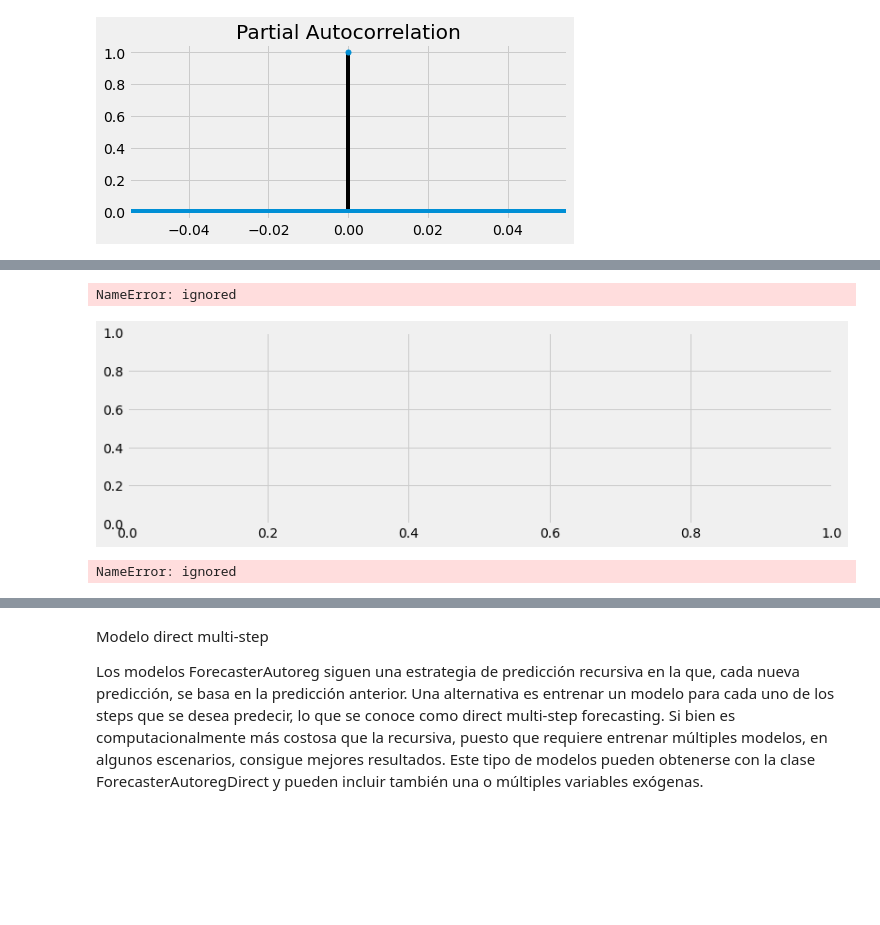
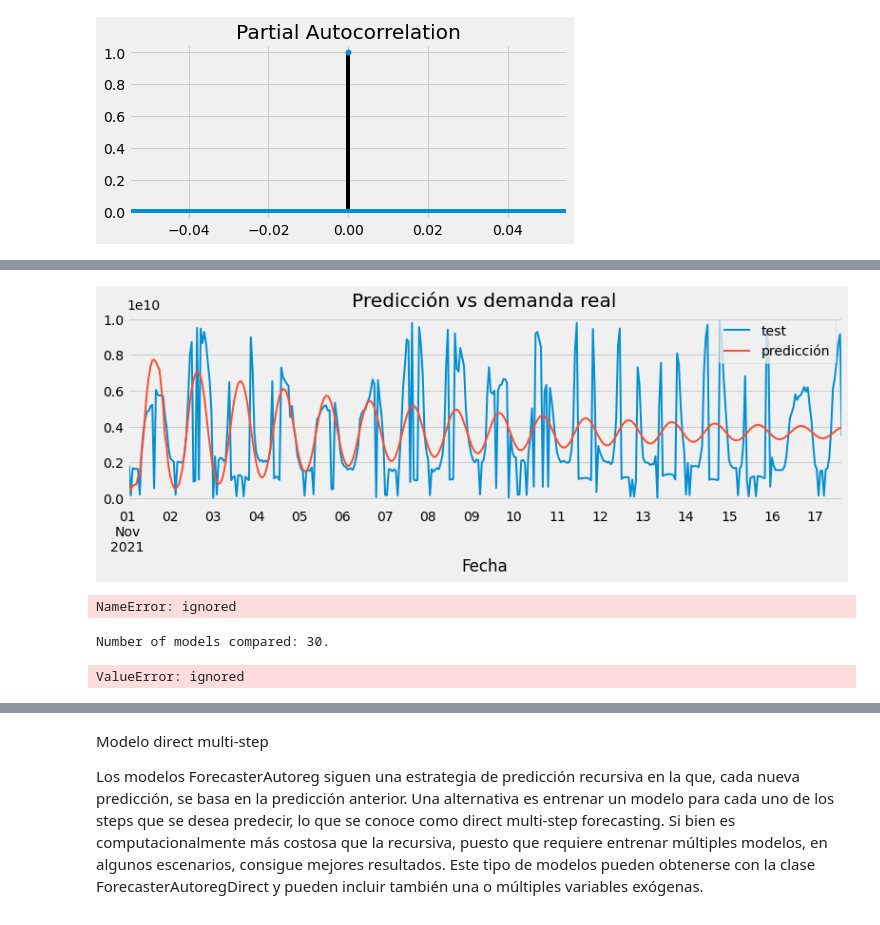
Before and after one commit to ISPCGrupo3/Redes-Neuronales, a Jupyter notebook: Predictor_OK.ipynb, the cells around one changed output, grey strips where cells are left out. Drawn from its saved outputs; the diff is of its cells as text; code cells hidden in the pictures; blank space fills up the shorter version.

```diff
--- a/Predictor_OK.ipynb
+++ b/Predictor_OK.ipynb
@@ -147,10 +176,11 @@ datos.head(3)
 # %%
 # Conversión del formato fecha
 # ==============================================================================
-#datos['FECHA/HORA'] = pd.to_datetime(datos['FECHA/HORA'], format='%Y/%m/%dT%H:%M:%Sz')
-datos['FECHA/HORA'] = pd.to_datetime(datos['FECHA/HORA'])
-#datos['FECHA/HORA'] = datos['FECHA/HORA'].dt.strftime('%Y/%m/%dT%H:%M:%Sz')
-datos = datos.set_index('FECHA/HORA')
+#datos.rename(columns={'FECHA/HORA':'Fecha'}, inplace=True)
+#datos['Fecha'] = pd.to_datetime(datos['Fecha'], format='%Y-%m-%dT%H:%M:%SZ')
+datos['Fecha'] = pd.to_datetime(datos['Fecha'])
+#datos['FECHA/HORA'] = datos['FECHA/HORA'].dt.strftime('%Y/%m/%dt %H:%M')
+datos = datos.set_index('Fecha')
 datos = datos.asfreq('60min')
 datos = datos.sort_index()
 datos
@@ -203,0 +210,13 @@ Fechas test       : 2022-05-01 00:00:00 --- 2022-12-04 23:00:00  (n=5232)
+# %%
+# Separación datos train-val-test
+# ==============================================================================
+datos = datos.loc['2021-07-01 00:00:00': '2022-05-01 00:00:00']
+fin_train = '2021-10-31 23:59:00'
+fin_validacion = '2021-12-30 23:59:00'
+datos_train = datos.loc[: fin_train, :]
+datos_val   = datos.loc[fin_train:fin_validacion, :]
+datos_test  = datos.loc[fin_validacion:, :]
+
+print(f"Fechas train      : {datos_train.index.min()} --- {datos_train.index.max()}  (n={len(datos_train)})")
+print(f"Fechas validacion : {datos_val.index.min()} --- {datos_val.index.max()}  (n={len(datos_val)})")
+print(f"Fechas test       : {datos_test.index.min()} --- {datos_test.index.max()}  (n={len(datos_test)})")
@@ -340,11 +389,10 @@ plt.show()
 # Crear y entrenar forecaster
 # ==============================================================================
 forecaster = ForecasterAutoreg(
-                regressor     = Ridge(),
-                lags          = 24,
-                transformer_y = StandardScaler()
-             )
+                regressor = make_pipeline(StandardScaler(), Ridge()),
+                lags      = 24
+              )
 
-forecaster.fit(y=datos.loc[:fin_validacion,'TOTAL_KW'])
+forecaster.fit(y=datos.loc['2021-07-01 00:00:00':'2021-10-31 23:00:00', 'Demanda'])
 forecaster
 # %% [output]
@@ -352,12 +445,12 @@ TypeError: ignored
 # %%
 # Backtest
 # ==============================================================================
-metrica, predicciones = backtesting_forecaster(
+predicciones = backtesting_forecaster(
                             forecaster = forecaster,
-                            y          = datos.TOTAL_KW,
-                            initial_train_size = len(datos.loc[:fin_validacion]),
+                            y          = datos.Demanda,
+                            initial_train_size =2927,
                             fixed_train_size   = False,
-                            steps      = 24,
+                            steps      = 23,
                             metric     = 'mean_absolute_error',
                             refit      = False,
                             verbose    = True
@@ -367,14 +477,13 @@ Exception: ignored
 # %%
 # Gráfico
 # ==============================================================================
 fig, ax = plt.subplots(figsize=(12, 3.5))
-datos.loc[predicciones.index, 'TOTAL_KW'].plot(ax=ax, linewidth=2, label='test')
+datos.loc[predicciones.index, 'Demanda'].plot(ax=ax, linewidth=2, label='test')
 predicciones.plot(linewidth=2, label='predicción', ax=ax)
 ax.set_title('Predicción vs demanda real')
 ax.legend();
 # %% [output]
-NameError: ignored
-[figure, old version]
+[figure, new version]
 # %%
 # Error backtest
 # ==============================================================================
@@ -398,10 +507,10 @@ param_grid = {'alpha': np.logspace(-3, 5, 10)}
 
 resultados_grid = grid_search_forecaster(
                         forecaster  = forecaster,
-                        y           = datos.loc[:fin_validacion, 'TOTAL KW'],
+                        y           = datos.loc[:fin_validacion, 'Demanda'],
                         param_grid  = param_grid,
                         lags_grid   = lags_grid,
-                        steps       = 24,
+                        steps       = 36,
                         metric      = 'mean_absolute_error',
                         refit       = False,
                         initial_train_size = len(datos[:fin_train]),
@@ -409,6 +518,9 @@ resultados_grid = grid_search_forecaster(
                         return_best = True,
                         verbose     = False
                   )
+# %% [output]
+Number of models compared: 30.
+ValueError: ignored
 # %%
 # Resultados Grid Search
 # ==============================================================================
```
Also changed, not shown: parts of 40 cells of this notebook.
